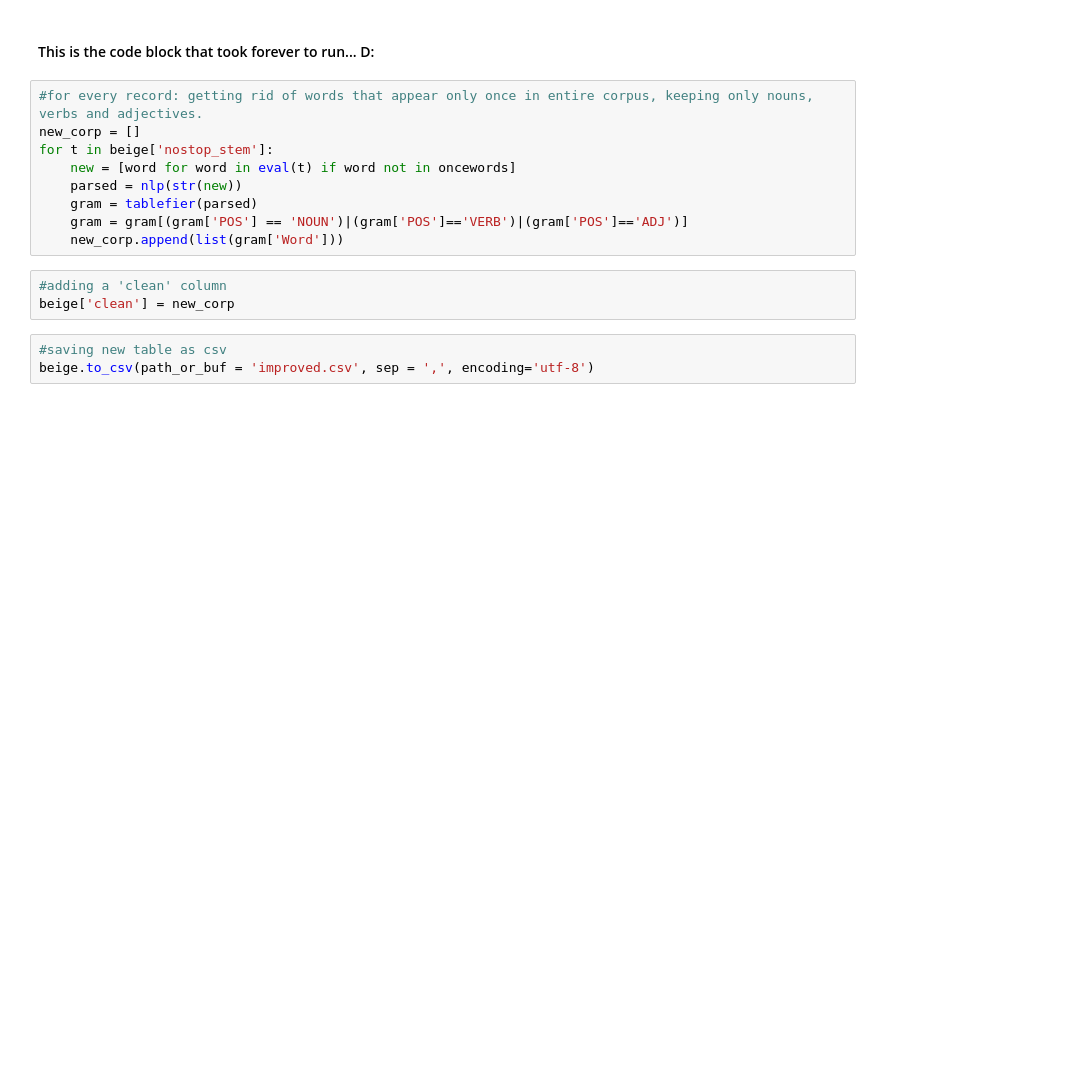
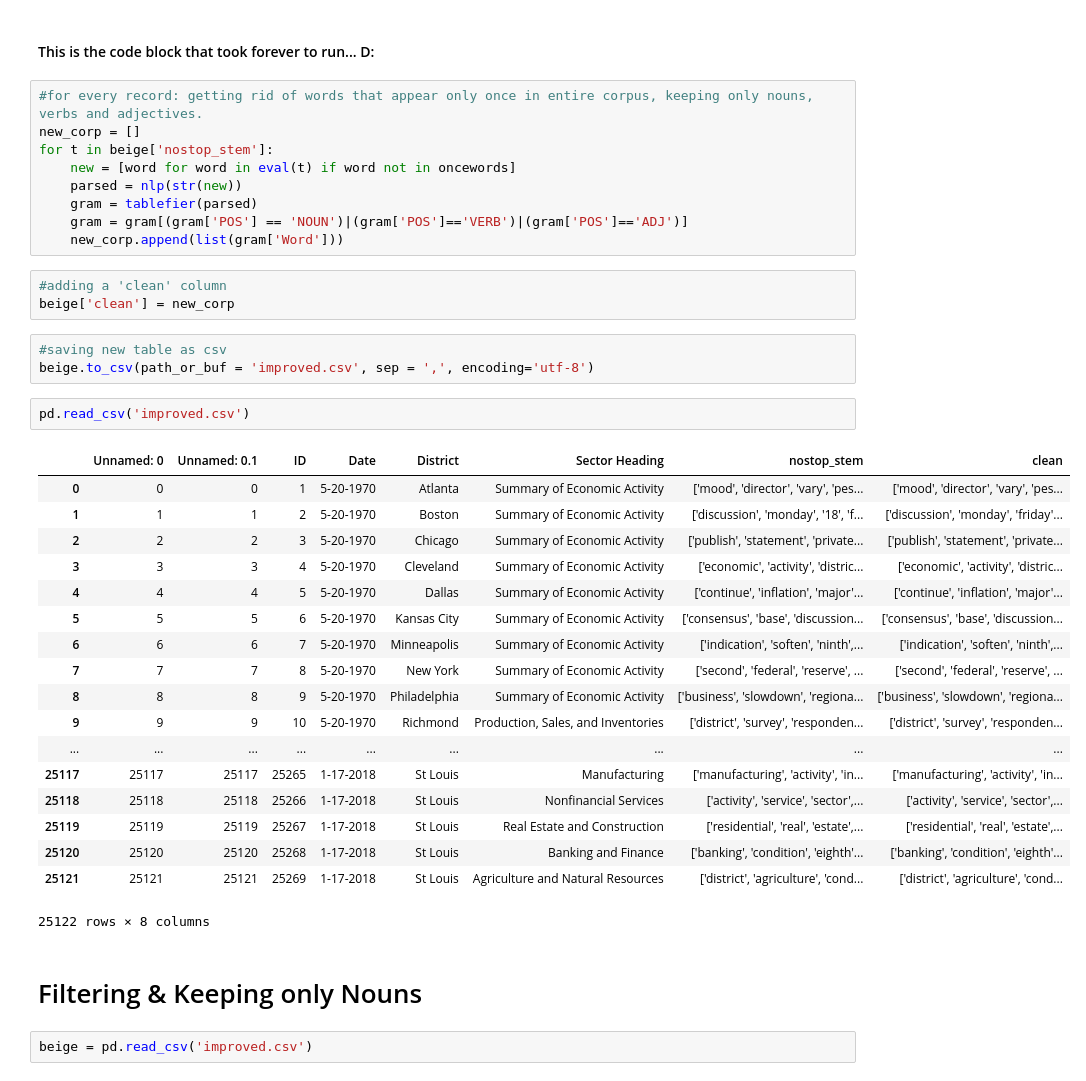
Before and after one commit to al-exe/beige_books_analysis, a Jupyter notebook: Filtering.ipynb, the cells around one changed output. Saved outputs shown, nothing was run; the diff lists cells and outputs as text; blank space fills up the shorter version.

```diff
--- a/Filtering.ipynb
+++ b/Filtering.ipynb
@@ -42,3 +52,28 @@ beige['clean'] = new_corp
 # %%
 #saving new table as csv
 beige.to_csv(path_or_buf = 'improved.csv', sep = ',', encoding='utf-8')
+# %%
+pd.read_csv('improved.csv')
+# %% [output]
+|  | Unnamed: 0 | Unnamed: 0.1 | ID | Date | District | Sector Heading | nostop_stem | clean |
+| 0 | 0 | 0 | 1 | 5-20-1970 | Atlanta | Summary of Economic Activity | ['mood', 'director', 'vary', 'pes... | ['mood', 'director', 'vary', 'pes... |
+| 1 | 1 | 1 | 2 | 5-20-1970 | Boston | Summary of Economic Activity | ['discussion', 'monday', '18', 'f... | ['discussion', 'monday', 'friday'... |
+| 2 | 2 | 2 | 3 | 5-20-1970 | Chicago | Summary of Economic Activity | ['publish', 'statement', 'private... | ['publish', 'statement', 'private... |
+| 3 | 3 | 3 | 4 | 5-20-1970 | Cleveland | Summary of Economic Activity | ['economic', 'activity', 'distric... | ['economic', 'activity', 'distric... |
+| 4 | 4 | 4 | 5 | 5-20-1970 | Dallas | Summary of Economic Activity | ['continue', 'inflation', 'major'... | ['continue', 'inflation', 'major'... |
+| 5 | 5 | 5 | 6 | 5-20-1970 | Kansas City | Summary of Economic Activity | ['consensus', 'base', 'discussion... | ['consensus', 'base', 'discussion... |
+| 6 | 6 | 6 | 7 | 5-20-1970 | Minneapolis | Summary of Economic Activity | ['indication', 'soften', 'ninth',... | ['indication', 'soften', 'ninth',... |
+| 7 | 7 | 7 | 8 | 5-20-1970 | New York | Summary of Economic Activity | ['second', 'federal', 'reserve', ... | ['second', 'federal', 'reserve', ... |
+| 8 | 8 | 8 | 9 | 5-20-1970 | Philadelphia | Summary of Economic Activity | ['business', 'slowdown', 'regiona... | ['business', 'slowdown', 'regiona... |
+| 9 | 9 | 9 | 10 | 5-20-1970 | Richmond | Production, Sales, and Inventories | ['district', 'survey', 'responden... | ['district', 'survey', 'responden... |
+| ... | ... | ... | ... | ... | ... | ... | ... | ... |
+| 25117 | 25117 | 25117 | 25265 | 1-17-2018 | St Louis | Manufacturing | ['manufacturing', 'activity', 'in... | ['manufacturing', 'activity', 'in... |
+| 25118 | 25118 | 25118 | 25266 | 1-17-2018 | St Louis | Nonfinancial Services | ['activity', 'service', 'sector',... | ['activity', 'service', 'sector',... |
+| 25119 | 25119 | 25119 | 25267 | 1-17-2018 | St Louis | Real Estate and Construction | ['residential', 'real', 'estate',... | ['residential', 'real', 'estate',... |
+| 25120 | 25120 | 25120 | 25268 | 1-17-2018 | St Louis | Banking and Finance | ['banking', 'condition', 'eighth'... | ['banking', 'condition', 'eighth'... |
+| 25121 | 25121 | 25121 | 25269 | 1-17-2018 | St Louis | Agriculture and Natural Resources | ['district', 'agriculture', 'cond... | ['district', 'agriculture', 'cond... |
+25122 rows × 8 columns
+# %% [markdown]
+# Filtering & Keeping only Nouns
+# %%
+beige = pd.read_csv('improved.csv')
```
Also changed, not shown: parts of 11 cells of this notebook, 6 other files.
